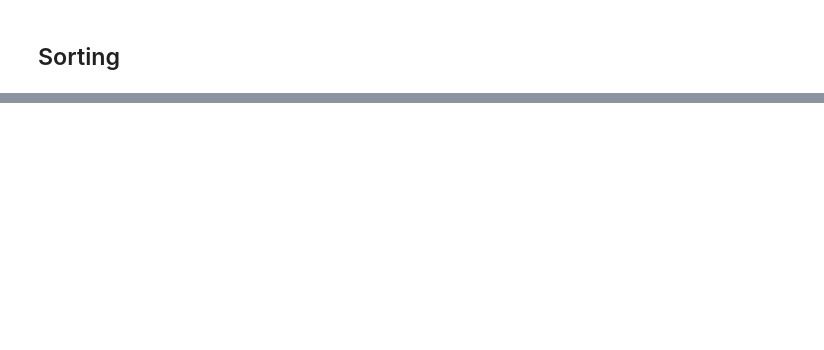
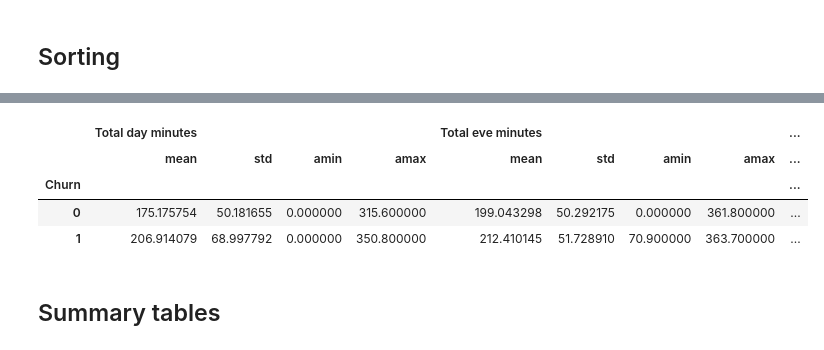
Before and after one commit to sws144/learning-python, a Jupyter notebook: mlcourse.ai/Topic1_DataExplorationPandas.ipynb, the cells around one changed output, grey strips where cells are left out. Saved outputs shown, nothing was run; the diff lists cells and outputs as text; code cells hidden in the pictures; blank space fills up the shorter version.

Commit message:
to start summary

```diff
--- a/mlcourse.ai/Topic1_DataExplorationPandas.ipynb
+++ b/mlcourse.ai/Topic1_DataExplorationPandas.ipynb
@@ -104,0 +281,11 @@ Name: Churn, dtype: float64
+# %%
+# same thing, but with agg() at the end for multiple single functions
+df.groupby(['Churn'])[columns_to_show].agg([np.mean, np.std,np.min, np.max])
+# %% [output]
+|  | Total day minutes |  |  |  | Total eve minutes |  |  |  | ... |
+|  | mean | std | amin | amax | mean | std | amin | amax | ... |
+| Churn |  |  |  |  |  |  |  |  | ... |
+| 0 | 175.175754 | 50.181655 | 0.000000 | 315.600000 | 199.043298 | 50.292175 | 0.000000 | 361.800000 | ... |
+| 1 | 206.914079 | 68.997792 | 0.000000 | 350.800000 | 212.410145 | 51.728910 | 70.900000 | 363.700000 | ... |
+# %% [markdown]
+## Summary tables
```
Also changed, not shown: parts of 22 cells of this notebook.
